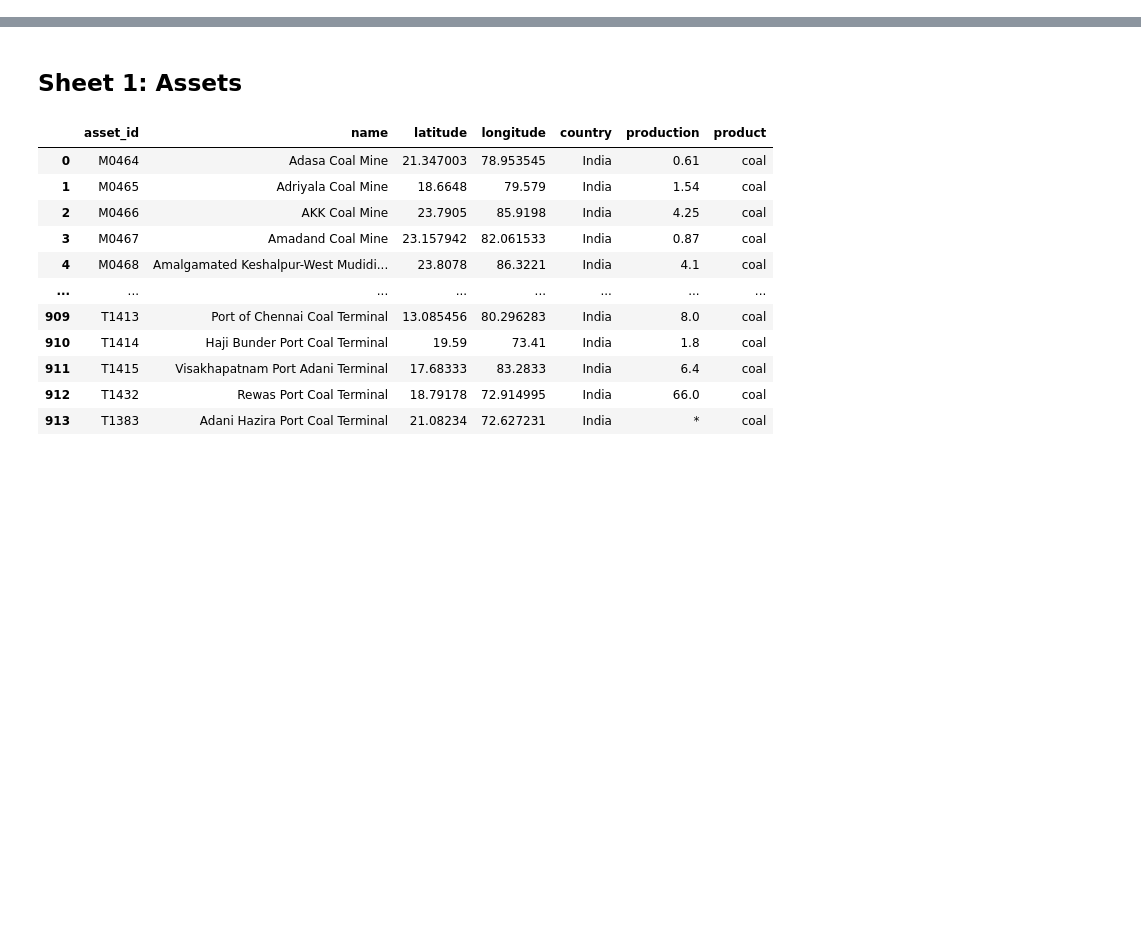
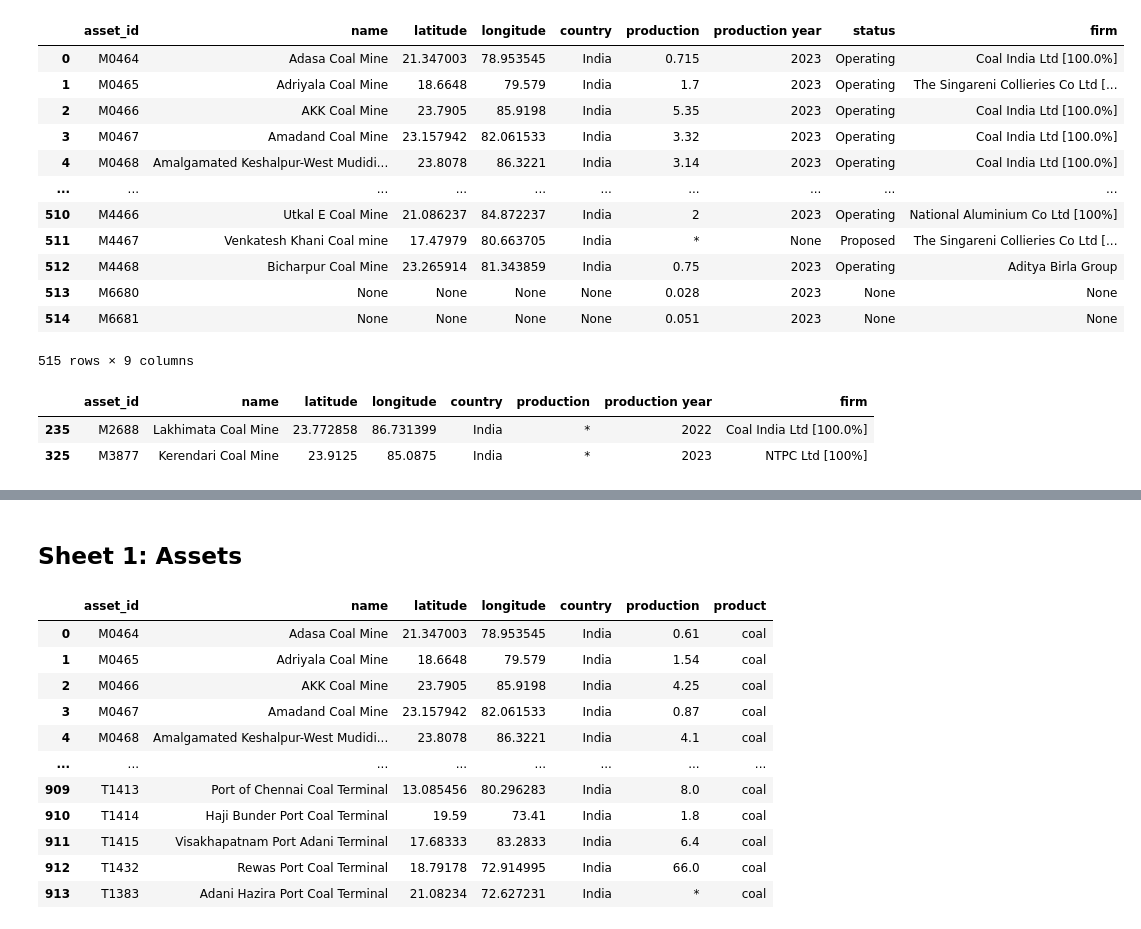
Before and after one commit to yingtian1/Thesis_2425, a Jupyter notebook: Preprocessing_mine.ipynb, the cells around one changed output, grey strips where cells are left out. Cells and saved outputs as stored; diff of their text form; code cells hidden in the pictures; blank space fills up the shorter version.

Commit message:
add sup mine data (unfinished)

```diff
--- a/Preprocessing_mine.ipynb
+++ b/Preprocessing_mine.ipynb
@@ -34,0 +50,4 @@ terminal.columns = ['asset_id', 'name', 'latitude', 'longitude', 'country', 'pro
+# %%
+# Combine 2 supplement dataset
+mine_sup = pd.concat([mine_sup1, mine_sup2], ignore_index=True)
+mine_sup.columns
@@ -35,4 +70,20 @@ terminal.columns = ['asset_id', 'name', 'latitude', 'longitude', 'country', 'pro
+# %%
+# Replace '-' with NaN
+mine_sup.replace('-', pd.NA, inplace=True)
+# Generate column names dynamically for 'Coal Output (Annual, Mt)' from 2023 to 2017
+years = list(range(2023, 2016, -1))  # List of years from 2023 to 2017
+cols = [f"Coal Output (Annual, Mt) {year}" for year in years]
+
+# Select the most recent non-null coal output value
+mine_sup["Most_Recent_Coal_Output_Mt"] = mine_sup[cols].bfill(axis=1).iloc[:, 0]
+
+# Identify the corresponding year for the selected coal output
+mine_sup["Year_Selected"] = mine_sup[cols].notna().idxmax(axis=1).str.extract(r'(\d{4})')
+
+# Convert 'Year_Selected' to integer
+mine_sup["Year_Selected"] = mine_sup["Year_Selected"].astype("Int64")
 # %%
-mine = mine[mine['country'] == 'India']
-plant = plant[plant['country'] == 'India']
-terminal = terminal[terminal['country'] == 'India']
+# Keep necessary columns and rename columns
+mine_sup = mine_sup[['GEM Mine ID','Most_Recent_Coal_Output_Mt','Year_Selected']]
+mine_sup.columns = ['asset_id', 'production', 'production year']
+mine_sup
@@ -38,0 +104,33 @@ terminal = terminal[terminal['country'] == 'India']
+# %%
+# Merge supplement data with mine data
+# Step 1: Merge mine_sup onto mine, allowing multiple production records per mine
+merged = pd.concat([mine, mine_sup], ignore_index=True)
+
+# Step 2: Sort by asset_id and production year (descending) to get the most recent data
+merged = merged.sort_values(by=['asset_id', 'production year'], ascending=[True, False])
+
+# Step 3: Group by asset_id and take the first occurrence (most recent)
+mine_merged = merged.groupby('asset_id', as_index=False).first()
+# %%
+mine_merged
+# %% [output]
+|  | asset_id | name | latitude | longitude | country | production | production year | status | firm |
+| 0 | M0464 | Adasa Coal Mine | 21.347003 | 78.953545 | India | 0.715 | 2023 | Operating | Coal India Ltd [100.0%] |
+| 1 | M0465 | Adriyala Coal Mine | 18.6648 | 79.579 | India | 1.7 | 2023 | Operating | The Singareni Collieries Co Ltd [... |
+| 2 | M0466 | AKK Coal Mine | 23.7905 | 85.9198 | India | 5.35 | 2023 | Operating | Coal India Ltd [100.0%] |
+| 3 | M0467 | Amadand Coal Mine | 23.157942 | 82.061533 | India | 3.32 | 2023 | Operating | Coal India Ltd [100.0%] |
+| 4 | M0468 | Amalgamated Keshalpur-West Mudidi... | 23.8078 | 86.3221 | India | 3.14 | 2023 | Operating | Coal India Ltd [100.0%] |
+| ... | ... | ... | ... | ... | ... | ... | ... | ... | ... |
+| 510 | M4466 | Utkal E Coal Mine | 21.086237 | 84.872237 | India | 2 | 2023 | Operating | National Aluminium Co Ltd [100%] |
+| 511 | M4467 | Venkatesh Khani Coal mine | 17.47979 | 80.663705 | India | * | None | Proposed | The Singareni Collieries Co Ltd [... |
+| 512 | M4468 | Bicharpur Coal Mine | 23.265914 | 81.343859 | India | 0.75 | 2023 | Operating | Aditya Birla Group |
+| 513 | M6680 | None | None | None | None | 0.028 | 2023 | None | None |
+| 514 | M6681 | None | None | None | None | 0.051 | 2023 | None | None |
+515 rows × 9 columns
+# %%
+mine_filtered = mine_merged[mine_merged['production'] == '*']
+mine_filtered
+# %% [output]
+|  | asset_id | name | latitude | longitude | country | production | production year | firm |
+| 235 | M2688 | Lakhimata Coal Mine | 23.772858 | 86.731399 | India | * | 2022 | Coal India Ltd [100.0%] |
+| 325 | M3877 | Kerendari Coal Mine | 23.9125 | 85.0875 | India | * | 2023 | NTPC Ltd [100%] |
```
Also changed, not shown: parts of 15 cells of this notebook, 2 other files.
